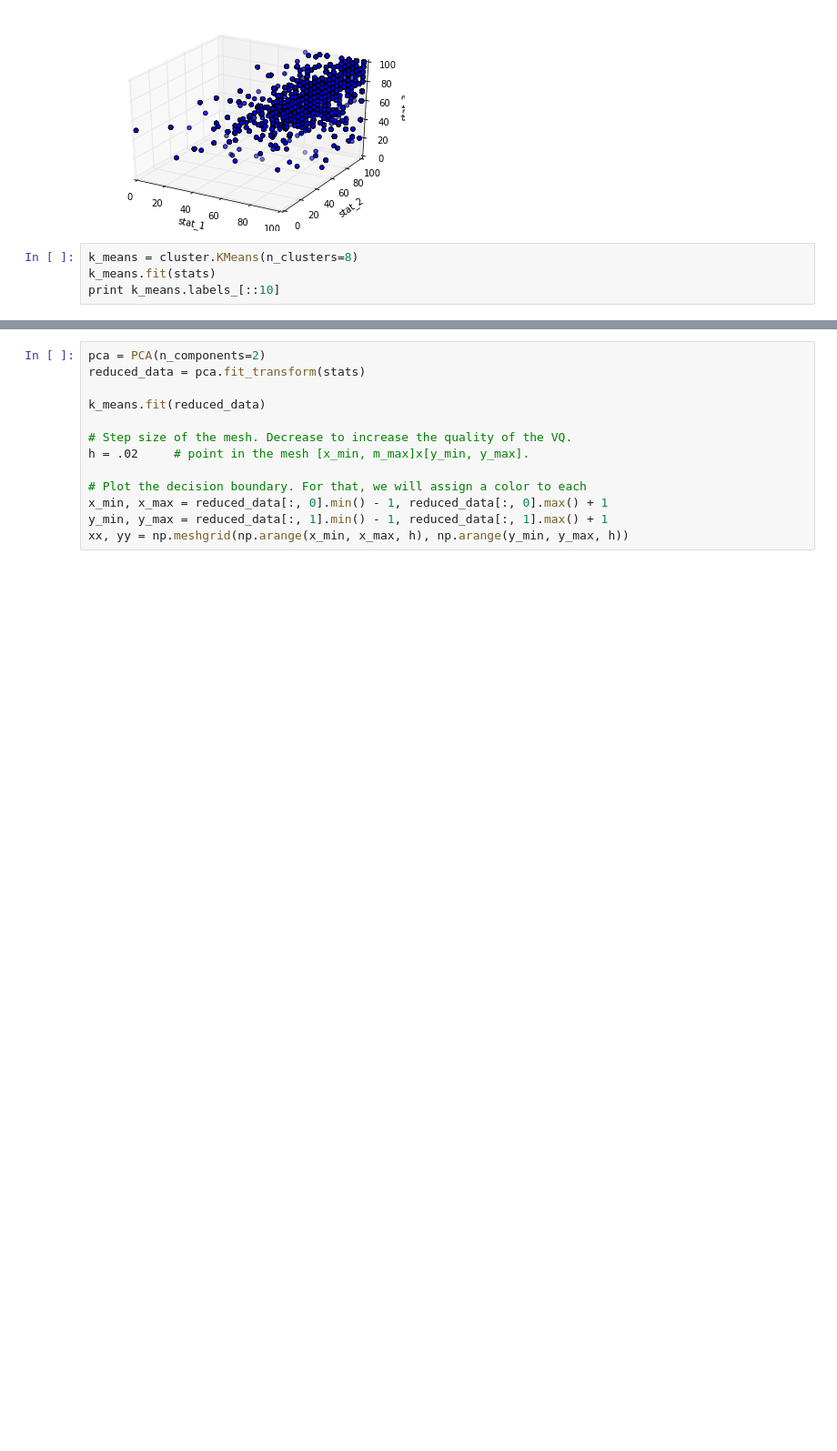
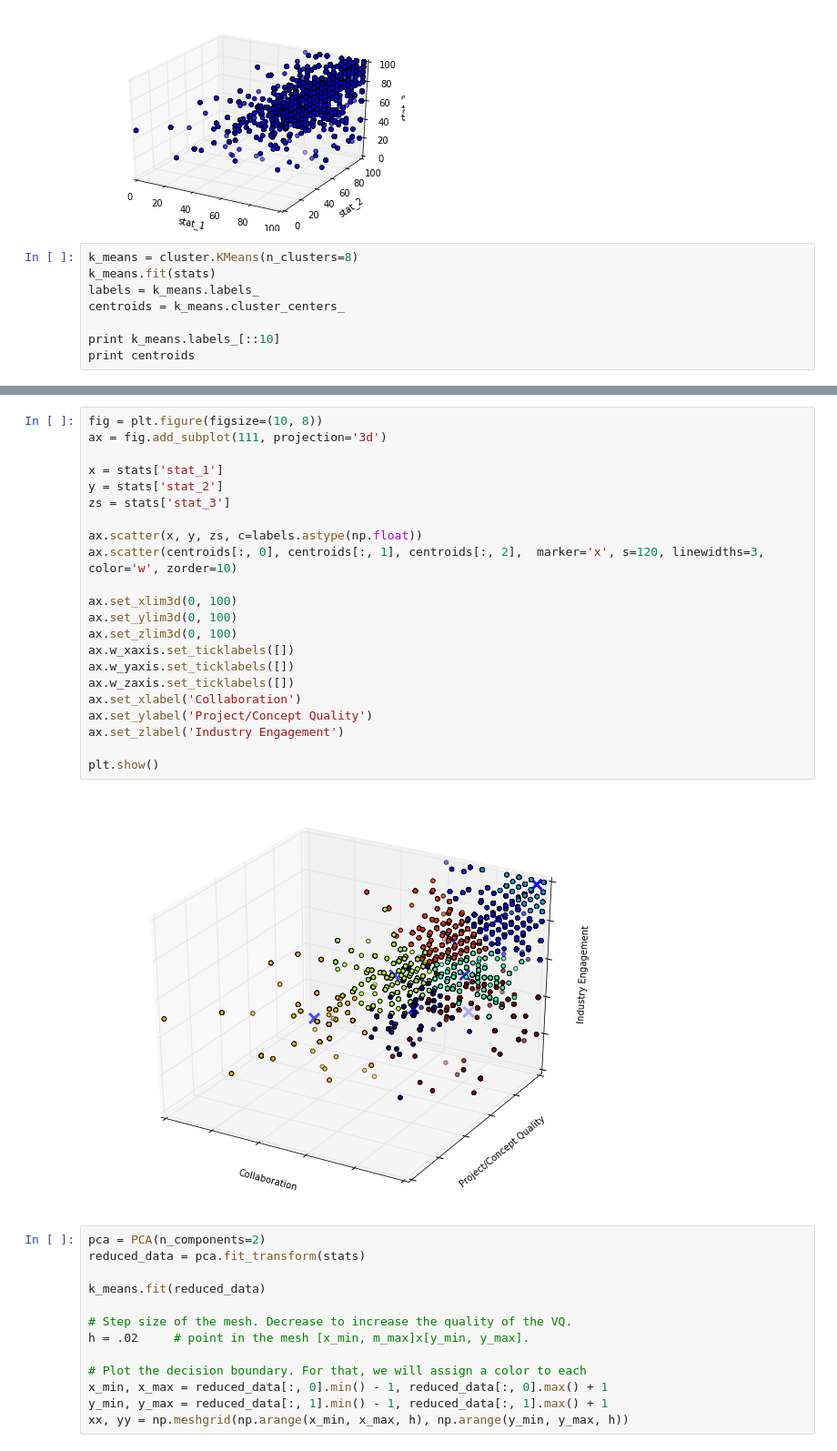
Before and after one commit to AndrewWUw/python-study, a Jupyter notebook: test_scikit-learn.ipynb, the cells around one changed output, grey strips where cells are left out. Shown: that part at 91% size. Drawn from its saved outputs; the diff is of its cells as text; blank space fills up the shorter version.

Commit message:
add 3d plot for datapoints

```diff
--- a/test_scikit-learn.ipynb
+++ b/test_scikit-learn.ipynb
@@ -62,5 +57,9 @@ plt.show()
 # %%
 k_means = cluster.KMeans(n_clusters=8)
 k_means.fit(stats)
+labels = k_means.labels_
+centroids = k_means.cluster_centers_
+
 print k_means.labels_[::10]
+print centroids
 # %% [output]
@@ -68,3 +75,27 @@ print k_means.labels_[::10]
+# %%
+fig = plt.figure(figsize=(10, 8))
+ax = fig.add_subplot(111, projection='3d')
+
+x = stats['stat_1']
+y = stats['stat_2']
+zs = stats['stat_3']
+
+ax.scatter(x, y, zs, c=labels.astype(np.float))
+ax.scatter(centroids[:, 0], centroids[:, 1], centroids[:, 2],  marker='x', s=120, linewidths=3, color='w', zorder=10)
+
+ax.set_xlim3d(0, 100)
+ax.set_ylim3d(0, 100)
+ax.set_zlim3d(0, 100)
+ax.w_xaxis.set_ticklabels([])
+ax.w_yaxis.set_ticklabels([])
+ax.w_zaxis.set_ticklabels([])
+ax.set_xlabel('Collaboration')
+ax.set_ylabel('Project/Concept Quality')
+ax.set_zlabel('Industry Engagement')
+
+plt.show()
+# %% [output]
+[figure, added]
 # %%
 pca = PCA(n_components=2)
 reduced_data = pca.fit_transform(stats)
```
Also changed, not shown: parts of 5 cells of this notebook, 13 other files.
